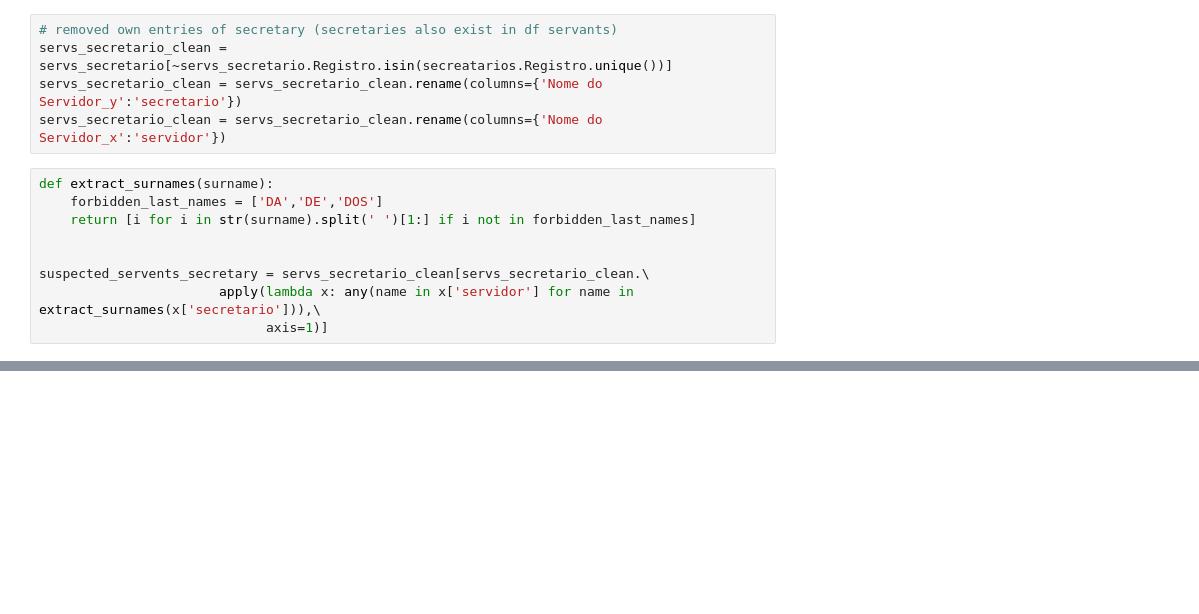
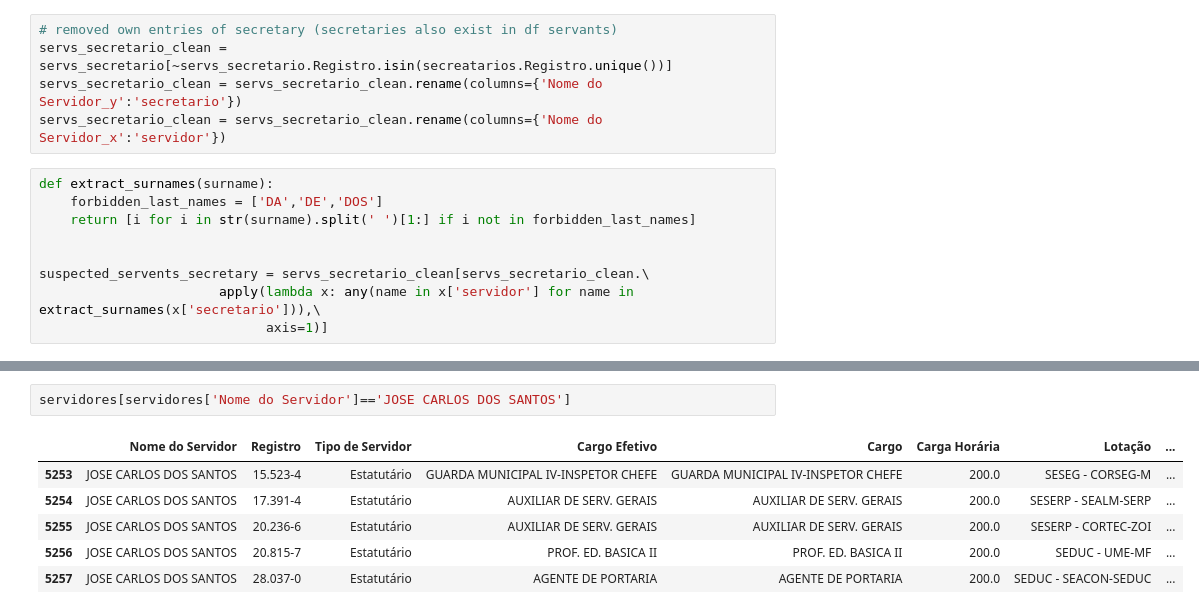
Before and after one commit to gabrielfior/open-data-hertie, a Jupyter notebook: notebooks/Appointed_positions.ipynb, the cells around one changed output, grey strips where cells are left out. Saved outputs shown, nothing was run; the diff lists cells and outputs as text; blank space fills up the shorter version.

```diff
--- a/notebooks/Appointed_positions.ipynb
+++ b/notebooks/Appointed_positions.ipynb
@@ -186,0 +199,9 @@ KPI3 : 16 suspect servants with same name as secretary
+# %%
+servidores[servidores['Nome do Servidor']=='JOSE CARLOS DOS SANTOS']
+# %% [output]
+|  | Nome do Servidor | Registro | Tipo de Servidor | Cargo Efetivo | Cargo | Carga Horária | Lotação | ... |
+| 5253 | JOSE CARLOS DOS SANTOS | 15.523-4 | Estatutário | GUARDA MUNICIPAL IV-INSPETOR CHEFE | GUARDA MUNICIPAL IV-INSPETOR CHEFE | 200.0 | SESEG - CORSEG-M | ... |
+| 5254 | JOSE CARLOS DOS SANTOS | 17.391-4 | Estatutário | AUXILIAR DE SERV. GERAIS | AUXILIAR DE SERV. GERAIS | 200.0 | SESERP - SEALM-SERP | ... |
+| 5255 | JOSE CARLOS DOS SANTOS | 20.236-6 | Estatutário | AUXILIAR DE SERV. GERAIS | AUXILIAR DE SERV. GERAIS | 200.0 | SESERP - CORTEC-ZOI | ... |
+| 5256 | JOSE CARLOS DOS SANTOS | 20.815-7 | Estatutário | PROF. ED. BASICA II | PROF. ED. BASICA II | 200.0 | SEDUC - UME-MF | ... |
+| 5257 | JOSE CARLOS DOS SANTOS | 28.037-0 | Estatutário | AGENTE DE PORTARIA | AGENTE DE PORTARIA | 200.0 | SEDUC - SEACON-SEDUC | ... |
```
Also changed, not shown: parts of 16 cells of this notebook, 14 other files.
